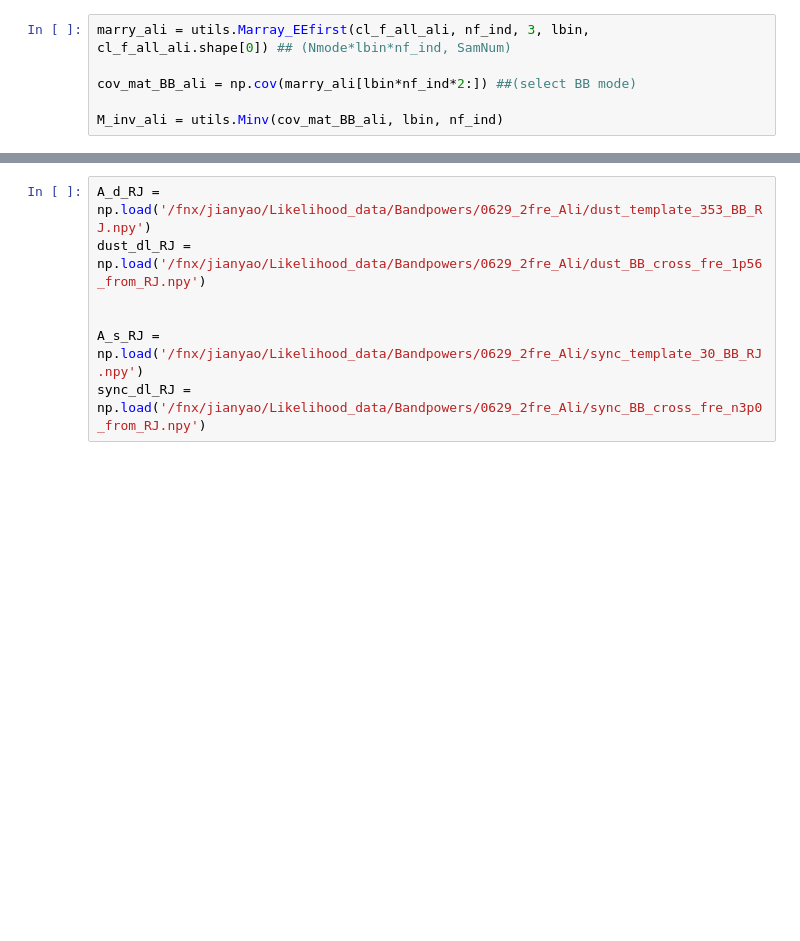
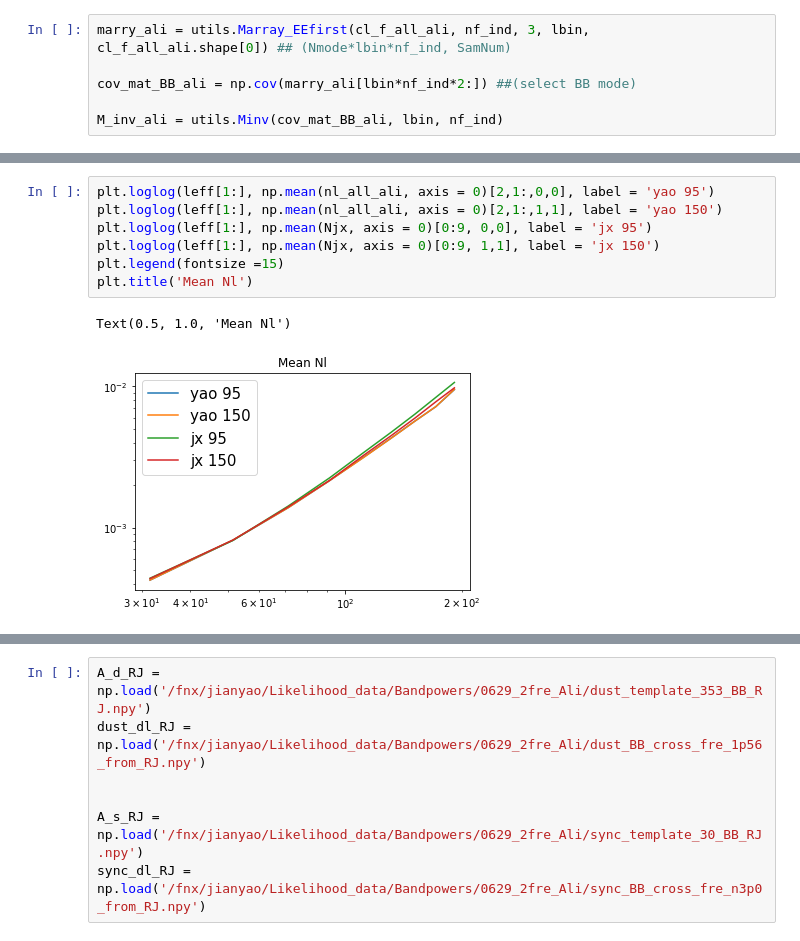
Before and after one commit to YJHelloWorld/Likelihood, a Jupyter notebook: methods.py.ipynb, the cells around one changed output, grey strips where cells are left out. Drawn from its saved outputs; the diff is of its cells as text; blank space fills up the shorter version.

```diff
--- a/methods.py.ipynb
+++ b/methods.py.ipynb
@@ -733,0 +892,10 @@ M_inv_ali = utils.Minv(cov_mat_BB_ali, lbin, nf_ind)
+# %%
+plt.loglog(leff[1:], np.mean(nl_all_ali, axis = 0)[2,1:,0,0], label = 'yao 95')
+plt.loglog(leff[1:], np.mean(nl_all_ali, axis = 0)[2,1:,1,1], label = 'yao 150')
+plt.loglog(leff[1:], np.mean(Njx, axis = 0)[0:9, 0,0], label = 'jx 95')
+plt.loglog(leff[1:], np.mean(Njx, axis = 0)[0:9, 1,1], label = 'jx 150')
+plt.legend(fontsize =15)
+plt.title('Mean Nl')
+# %% [output]
+Text(0.5, 1.0, 'Mean Nl')
+[figure, added]
```
Also changed, not shown: parts of 89 cells of this notebook.
